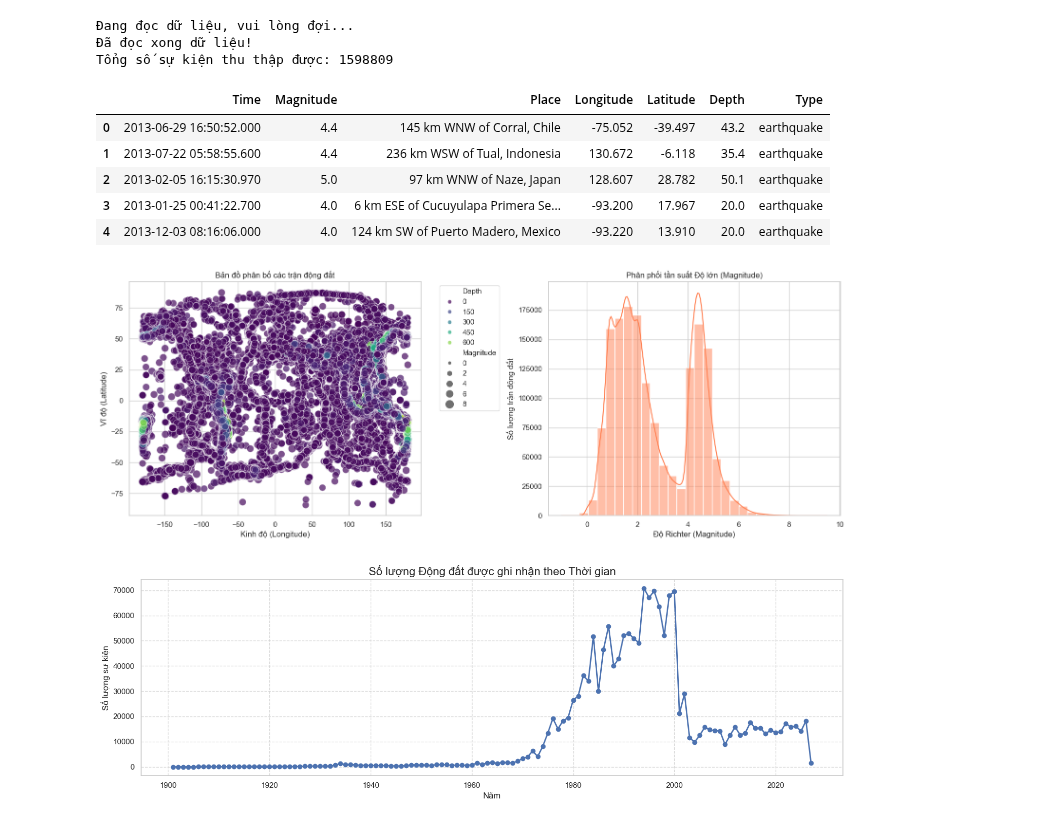
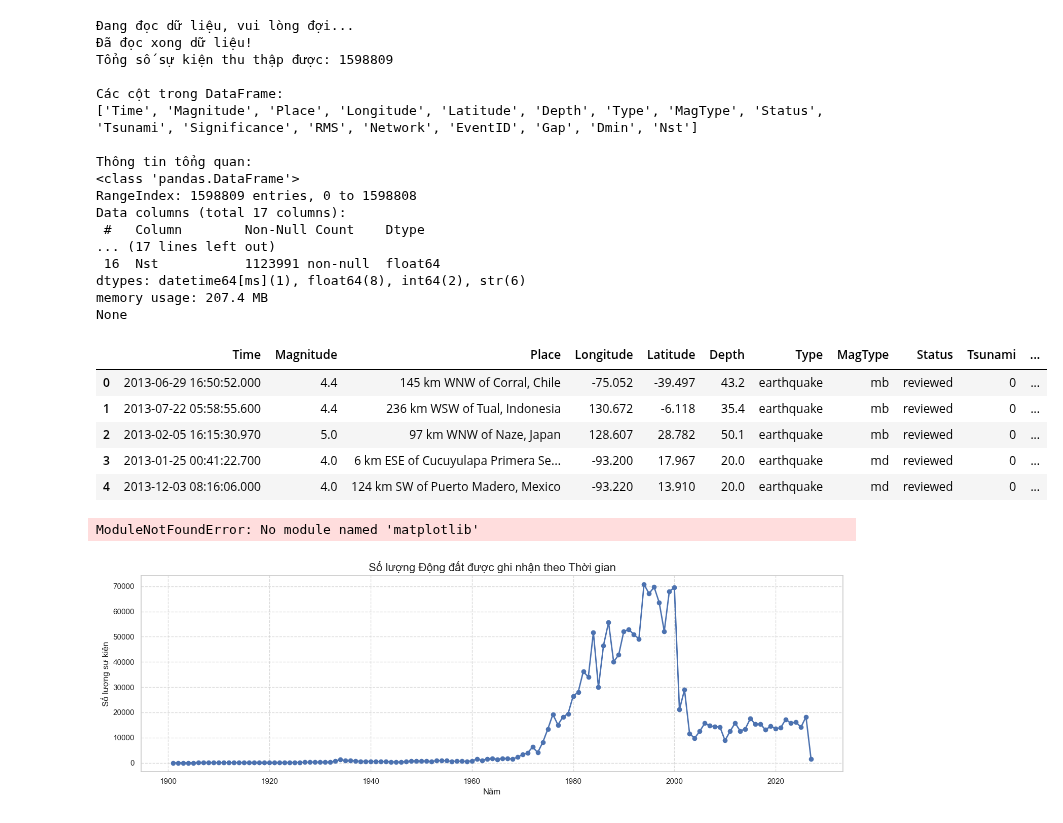
Before and after one commit to nht-master-k20/earthquake-sequence-mining, a Jupyter notebook: namtt/test.ipynb, the cells around one changed output. Saved outputs shown, nothing was run; the diff lists cells and outputs as text; code cells hidden in the pictures.

```diff
--- a/namtt/test.ipynb
+++ b/namtt/test.ipynb
@@ -4,7 +4,8 @@ import glob
 import json
 import pandas as pd
 
-folder_path = './data/**/*.json'
+# ĐƯỜNG DẪN ĐÃ SỬA: Từ './data/' thành '../data/' vì notebook ở trong folder namtt/
+folder_path = '../data/**/*.json'
 
 data_list = []
 
@@ -19,46 +20,87 @@ for file_path in glob.glob(folder_path, recursive=True):
             geometry = data.get('geometry', {})
             coords = geometry.get('coordinates', [None, None, None])
 
+            # Trích xuất các features cơ bản
             mag = properties.get('mag')
             place = properties.get('place')
             time_ms = properties.get('time')
 
             time = pd.to_datetime(time_ms, unit='ms') if time_ms else None
 
             lon = coords[0] if len(coords) > 0 else None
             lat = coords[1] if len(coords) > 1 else None
             depth = coords[2] if len(coords) > 2 else None
 
             event_type = properties.get('type')
 
+            # Thêm các features bổ sung
+            mag_type = properties.get('magType')
+            status = properties.get('status')
+            tsunami = properties.get('tsunami')
+            sig = properties.get('sig')
+            rms = properties.get('rms')
+            net = properties.get('net')
+            event_id = data.get('id')
+            gap = properties.get('gap')
+            dmin = properties.get('dmin')
+            nst = properties.get('nst')
+
             data_list.append({
                 'Time': time,
                 'Magnitude': mag,
                 'Place': place,
                 'Longitude': lon,
                 'Latitude': lat,
                 'Depth': depth,
-                'Type': event_type
+                'Type': event_type,
+                'MagType': mag_type,
+                'Status': status,
+                'Tsunami': tsunami,
+                'Significance': sig,
+                'RMS': rms,
+                'Network': net,
+                'EventID': event_id,
+                'Gap': gap,
+                'Dmin': dmin,
+                'Nst': nst
             })
         except Exception as e:
             print(f"Bỏ qua file {file_path} vì lỗi: {e}")
 
 df = pd.DataFrame(data_list)
 
 print("Đã đọc xong dữ liệu!")
 print(f"Tổng số sự kiện thu thập được: {len(df)}")
+print(f"\nCác cột trong DataFrame:")
+print(df.columns.tolist())
+print(f"\nThông tin tổng quan:")
+print(df.info())
 
 df.head()
 # %% [output]
 Đang đọc dữ liệu, vui lòng đợi...
 Đã đọc xong dữ liệu!
 Tổng số sự kiện thu thập được: 1598809
+
+Các cột trong DataFrame:
+['Time', 'Magnitude', 'Place', 'Longitude', 'Latitude', 'Depth', 'Type', 'MagType', 'Status', 'Tsunami', 'Significance', 'RMS', 'Network', 'EventID', 'Gap', 'Dmin', 'Nst']
+
+Thông tin tổng quan:
+<class 'pandas.DataFrame'>
+RangeIndex: 1598809 entries, 0 to 1598808
+Data columns (total 17 columns):
+ #   Column        Non-Null Count    Dtype
+... (17 lines left out)
+ 16  Nst           1123991 non-null  float64
+dtypes: datetime64[ms](1), float64(8), int64(2), str(6)
+memory usage: 207.4 MB
+None
-|  | Time | Magnitude | Place | Longitude | Latitude | Depth | Type |
-| 0 | 2013-06-29 16:50:52.000 | 4.4 | 145 km WNW of Corral, Chile | -75.052 | -39.497 | 43.2 | earthquake |
-| 1 | 2013-07-22 05:58:55.600 | 4.4 | 236 km WSW of Tual, Indonesia | 130.672 | -6.118 | 35.4 | earthquake |
-| 2 | 2013-02-05 16:15:30.970 | 5.0 | 97 km WNW of Naze, Japan | 128.607 | 28.782 | 50.1 | earthquake |
-| 3 | 2013-01-25 00:41:22.700 | 4.0 | 6 km ESE of Cucuyulapa Primera Se... | -93.200 | 17.967 | 20.0 | earthquake |
-| 4 | 2013-12-03 08:16:06.000 | 4.0 | 124 km SW of Puerto Madero, Mexico | -93.220 | 13.910 | 20.0 | earthquake |
+|  | Time | Magnitude | Place | Longitude | Latitude | Depth | Type | MagType | Status | Tsunami | ... |
+| 0 | 2013-06-29 16:50:52.000 | 4.4 | 145 km WNW of Corral, Chile | -75.052 | -39.497 | 43.2 | earthquake | mb | reviewed | 0 | ... |
+| 1 | 2013-07-22 05:58:55.600 | 4.4 | 236 km WSW of Tual, Indonesia | 130.672 | -6.118 | 35.4 | earthquake | mb | reviewed | 0 | ... |
+| 2 | 2013-02-05 16:15:30.970 | 5.0 | 97 km WNW of Naze, Japan | 128.607 | 28.782 | 50.1 | earthquake | mb | reviewed | 0 | ... |
+| 3 | 2013-01-25 00:41:22.700 | 4.0 | 6 km ESE of Cucuyulapa Primera Se... | -93.200 | 17.967 | 20.0 | earthquake | md | reviewed | 0 | ... |
+| 4 | 2013-12-03 08:16:06.000 | 4.0 | 124 km SW of Puerto Madero, Mexico | -93.220 | 13.910 | 20.0 | earthquake | md | reviewed | 0 | ... |
 # %%
 import matplotlib.pyplot as plt
 import seaborn as sns
@@ -97,7 +139,7 @@ plt.ylabel('Số lượng trận động đất')
 plt.tight_layout()
 plt.show()
 # %% [output]
-[figure, removed]
+ModuleNotFoundError: No module named 'matplotlib'
 # %%
 df_time = df.dropna(subset=['Time']).copy()
 df_time.set_index('Time', inplace=True)
```
Also changed, not shown: 8 other files.
